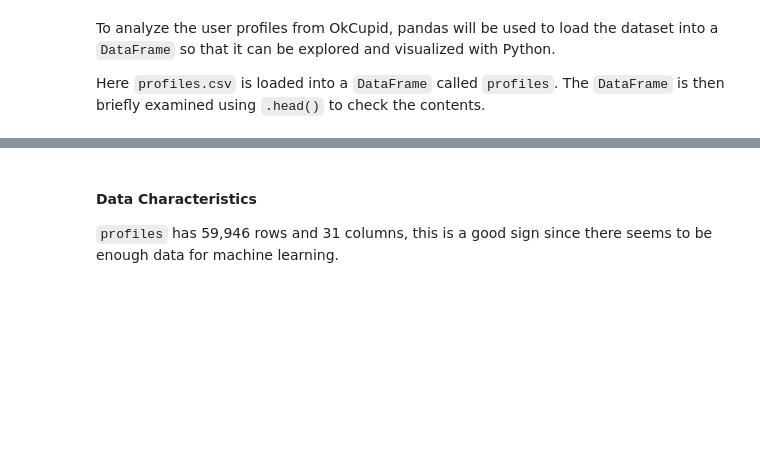
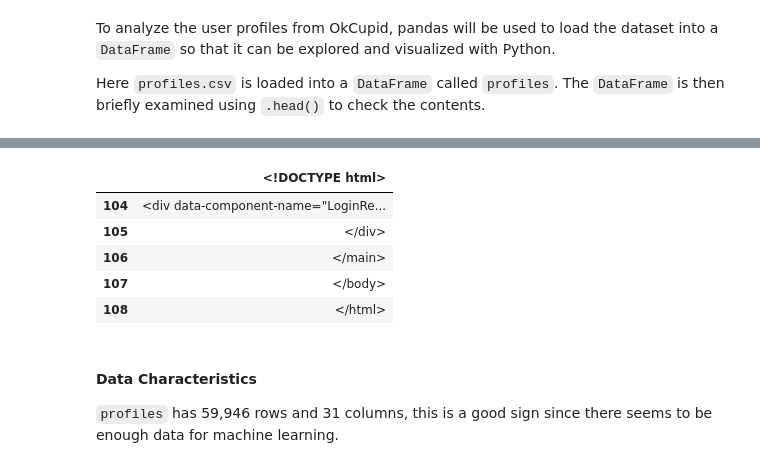
Before and after one commit to MestreD/OKCupid_Date_A_Scientist_Starter, a Jupyter notebook: date-a-scientist_final.ipynb, the cells around one changed output, grey strips where cells are left out. Drawn from its saved outputs; the diff is of its cells as text; code cells hidden in the pictures; blank space fills up the shorter version.

```diff
--- a/date-a-scientist_final.ipynb
+++ b/date-a-scientist_final.ipynb
@@ -84,3 +74,16 @@ profiles.head()
+# %%
+url = "https://www.kaggle.com/datasets/andrewmvd/okcupid-profiles#:~:text=calendar_view_week-,okcupid_profiles,-.csv"
+
+profiles = pd.read_table(url)
+#profiles = pd.read_csv('profiles.csv')
+profiles.tail()
+# %% [output]
+|  | <!DOCTYPE html> |
+| 104 | <div data-component-name="LoginRe... |
+| 105 | </div> |
+| 106 | </main> |
+| 107 | </body> |
+| 108 | </html> |
 # %% [markdown]
 #### Data Characteristics
 
```
Also changed, not shown: parts of 4 cells of this notebook, 1 other file.
